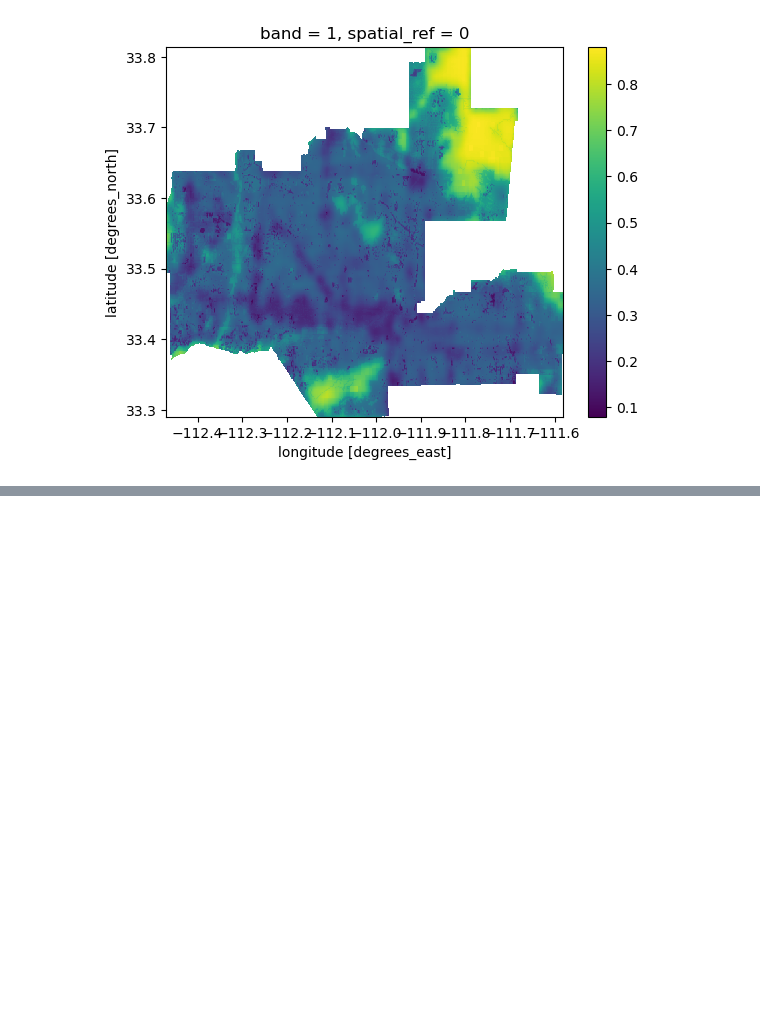
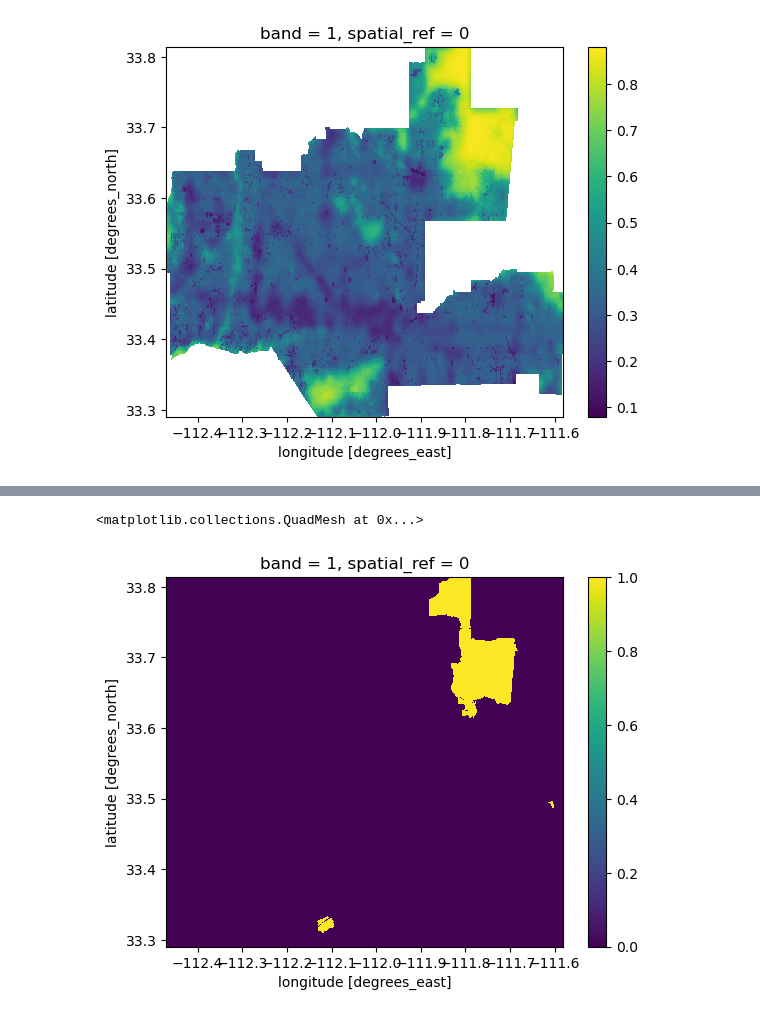
Before and after one commit to sofiiir/task2-biodiversity-intactness, a Jupyter notebook: task2-biodiversity-intactness.ipynb, the cells around one changed output, grey strips where cells are left out. Drawn from its saved outputs; the diff is of its cells as text; code cells hidden in the pictures; blank space fills up the shorter version.

```diff
--- a/task2-biodiversity-intactness.ipynb
+++ b/task2-biodiversity-intactness.ipynb
@@ -186,0 +178,9 @@ Attributes:
+# %%
+# Select for only where 2020 BII data is above 0.75
+bio_20_75 = bio_2020 >= 0.75
+# %%
+# 2017 BII data above 75
+bio_20_75.plot()
+# %% [output]
+<matplotlib.collections.QuadMesh at 0x...>
+[figure, added]
```
Also changed, not shown: parts of 15 cells of this notebook.
